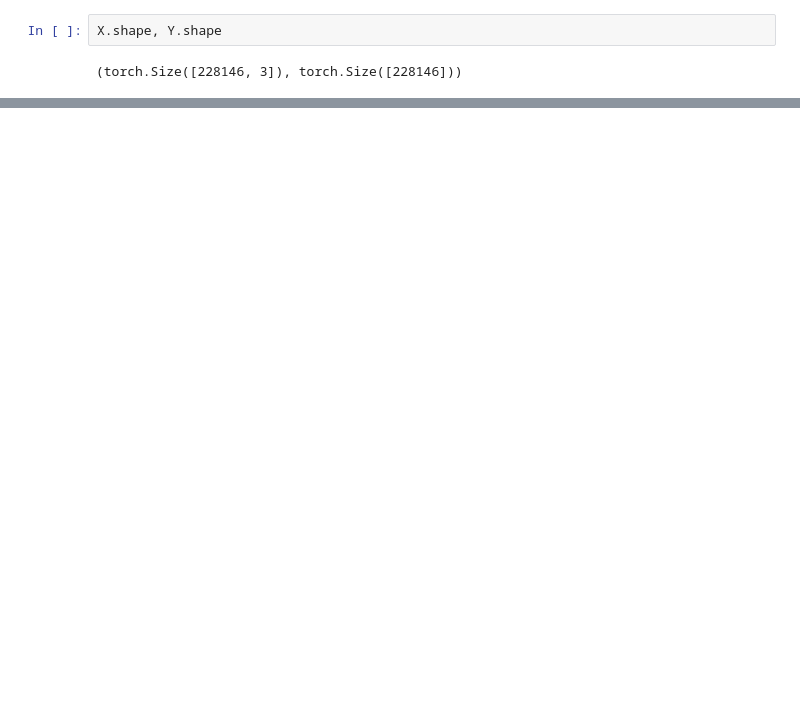
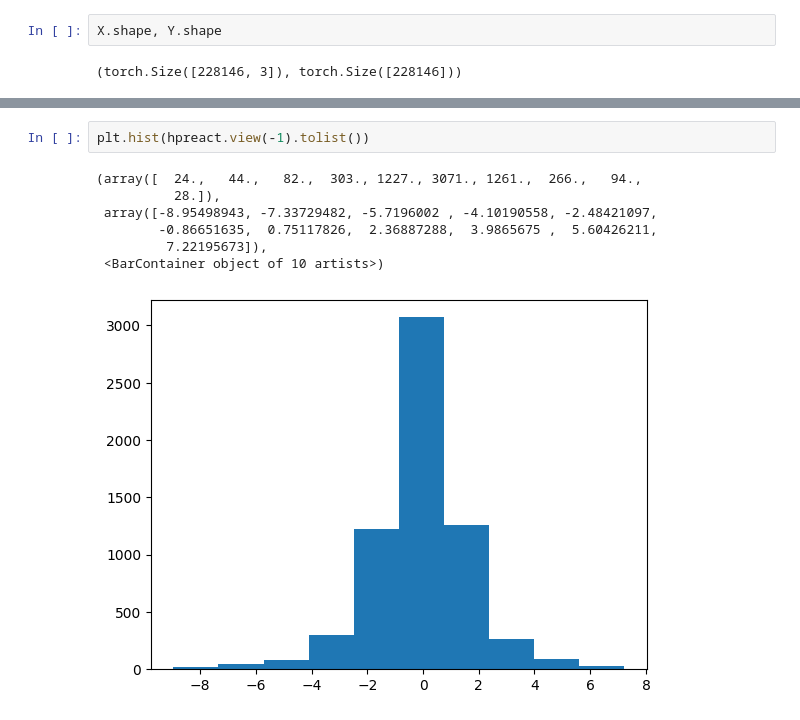
Before and after one commit to odjhey/nn-zero-to-hero-follow-along, a Jupyter notebook: notebooks/understanding-batchnorm.ipynb, the cells around one changed output, grey strips where cells are left out. Drawn from its saved outputs; the diff is of its cells as text; blank space fills up the shorter version.

```diff
--- a/notebooks/understanding-batchnorm.ipynb
+++ b/notebooks/understanding-batchnorm.ipynb
@@ -171,0 +236,10 @@ tensor(2.5242, grad_fn=<NllLossBackward0>)
+# %%
+plt.hist(hpreact.view(-1).tolist())
+# %% [output]
+(array([  24.,   44.,   82.,  303., 1227., 3071., 1261.,  266.,   94.,
+          28.]),
+ array([-8.95498943, -7.33729482, -5.7196002 , -4.10190558, -2.48421097,
+        -0.86651635,  0.75117826,  2.36887288,  3.9865675 ,  5.60426211,
+         7.22195673]),
+ <BarContainer object of 10 artists>)
+[figure, added]
```
Also changed, not shown: parts of 12 cells of this notebook.
